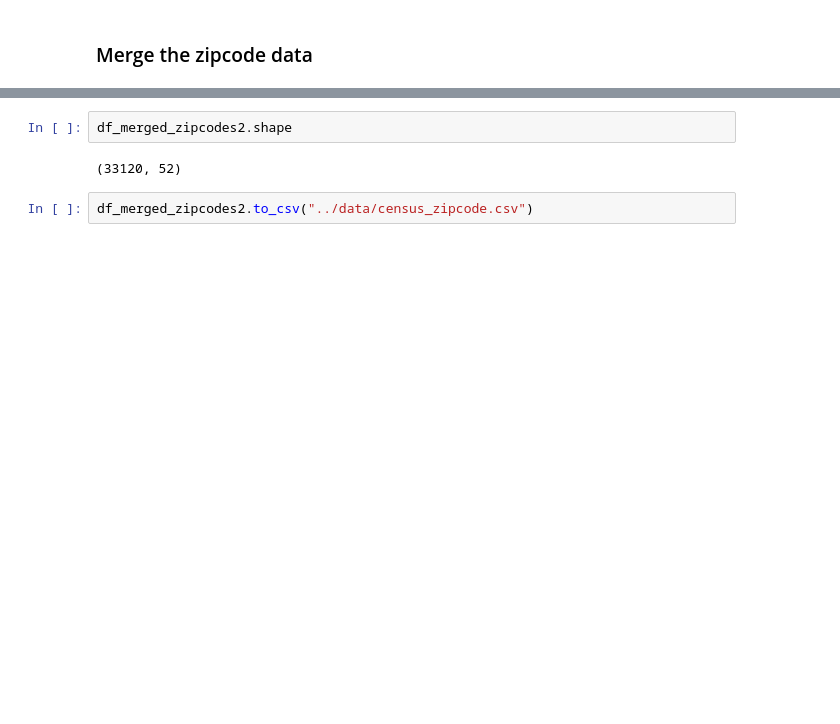
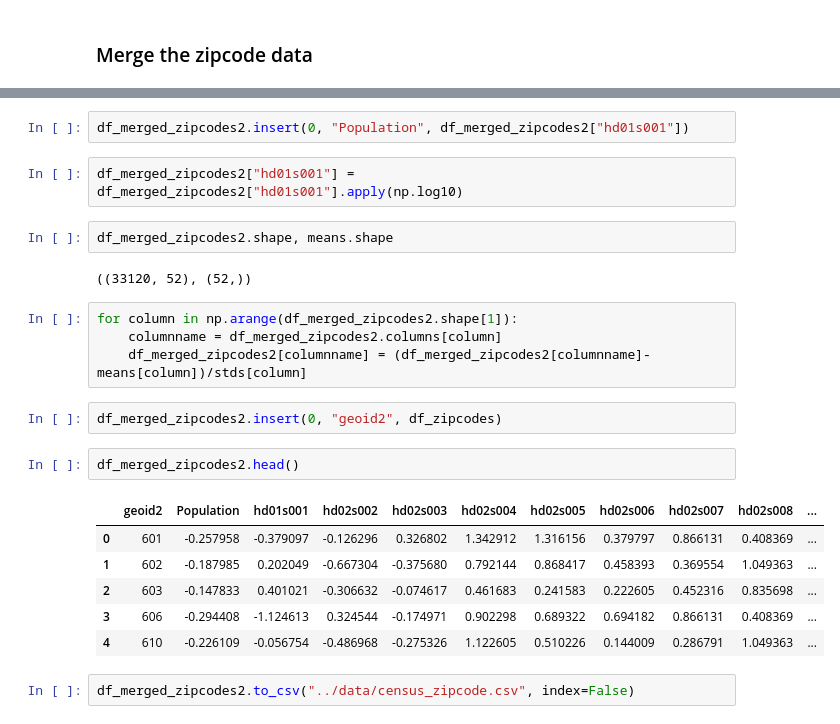
Before and after one commit to ahwkuepper/stdme, a Jupyter notebook: code/CDC_and_census_data_exploration_and_cleaning_Chlamydia.ipynb, the cells around one changed output, grey strips where cells are left out. Cells and saved outputs as stored; diff of their text form; blank space fills up the shorter version.

```diff
--- a/code/CDC_and_census_data_exploration_and_cleaning_Chlamydia.ipynb
+++ b/code/CDC_and_census_data_exploration_and_cleaning_Chlamydia.ipynb
@@ -1668,7 +1755,26 @@ df_merged_zipcodes2.head()
 df_merged_zipcodes2.drop('geoid2', axis=1, inplace=True)
+# %%
+df_merged_zipcodes2.insert(0, "Population", df_merged_zipcodes2["hd01s001"])
+# %%
+df_merged_zipcodes2["hd01s001"] = df_merged_zipcodes2["hd01s001"].apply(np.log10)
 # %%
-df_merged_zipcodes2.shape
+df_merged_zipcodes2.shape, means.shape
 # %% [output]
-(33120, 52)
+((33120, 52), (52,))
+# %%
+for column in np.arange(df_merged_zipcodes2.shape[1]):
+    columnname = df_merged_zipcodes2.columns[column]
+    df_merged_zipcodes2[columnname] = (df_merged_zipcodes2[columnname]-means[column])/stds[column]
+# %%
+df_merged_zipcodes2.insert(0, "geoid2", df_zipcodes)
+# %%
+df_merged_zipcodes2.head()
+# %% [output]
+|  | geoid2 | Population | hd01s001 | hd02s002 | hd02s003 | hd02s004 | hd02s005 | hd02s006 | hd02s007 | hd02s008 | ... |
+| 0 | 601 | -0.257958 | -0.379097 | -0.126296 | 0.326802 | 1.342912 | 1.316156 | 0.379797 | 0.866131 | 0.408369 | ... |
+| 1 | 602 | -0.187985 | 0.202049 | -0.667304 | -0.375680 | 0.792144 | 0.868417 | 0.458393 | 0.369554 | 1.049363 | ... |
+| 2 | 603 | -0.147833 | 0.401021 | -0.306632 | -0.074617 | 0.461683 | 0.241583 | 0.222605 | 0.452316 | 0.835698 | ... |
+| 3 | 606 | -0.294408 | -1.124613 | 0.324544 | -0.174971 | 0.902298 | 0.689322 | 0.694182 | 0.866131 | 0.408369 | ... |
+| 4 | 610 | -0.226109 | -0.056754 | -0.486968 | -0.275326 | 1.122605 | 0.510226 | 0.144009 | 0.286791 | 1.049363 | ... |
 # %%
-df_merged_zipcodes2.to_csv("../data/census_zipcode.csv")
+df_merged_zipcodes2.to_csv("../data/census_zipcode.csv", index=False)
```
Also changed, not shown: parts of 45 cells of this notebook, 9 other files.
